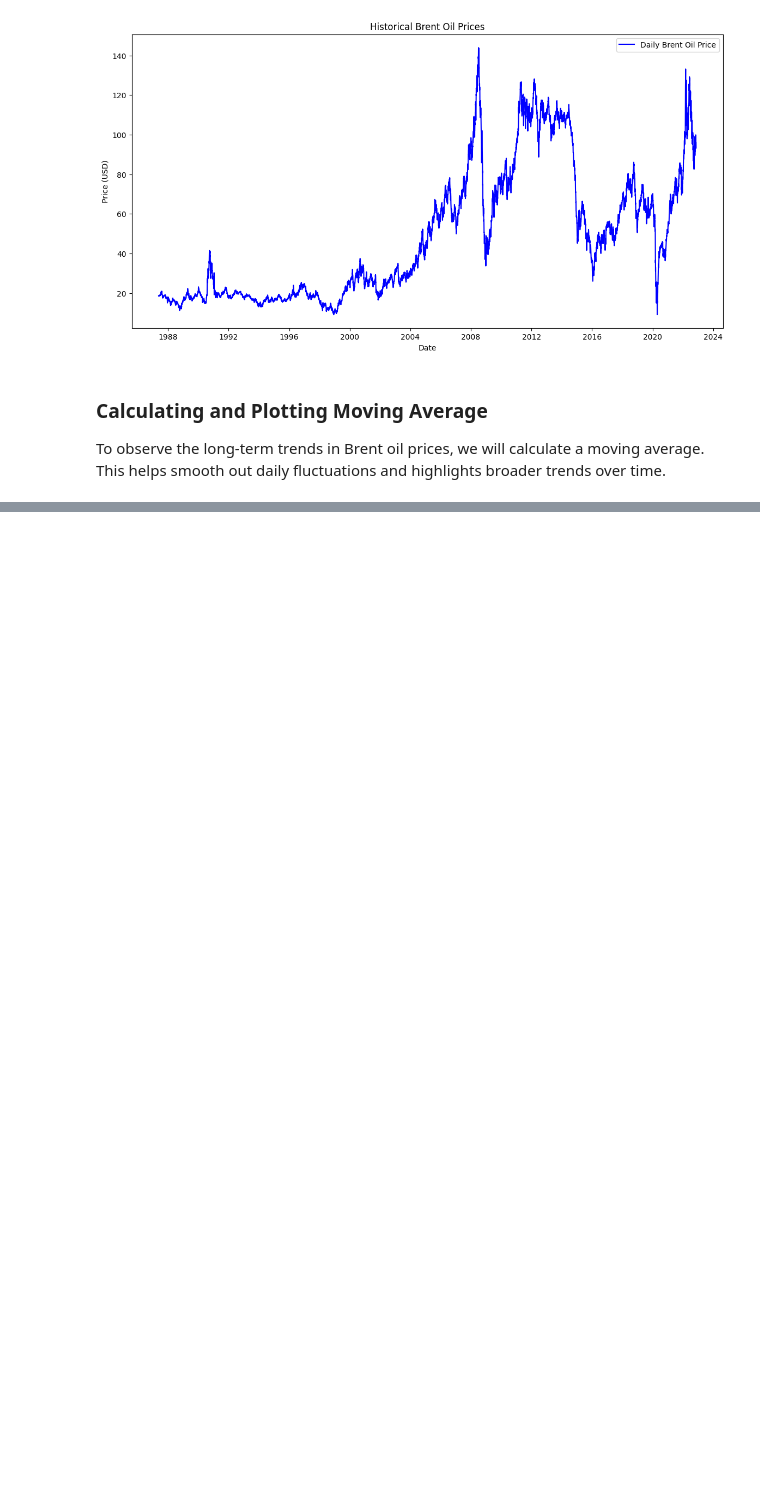
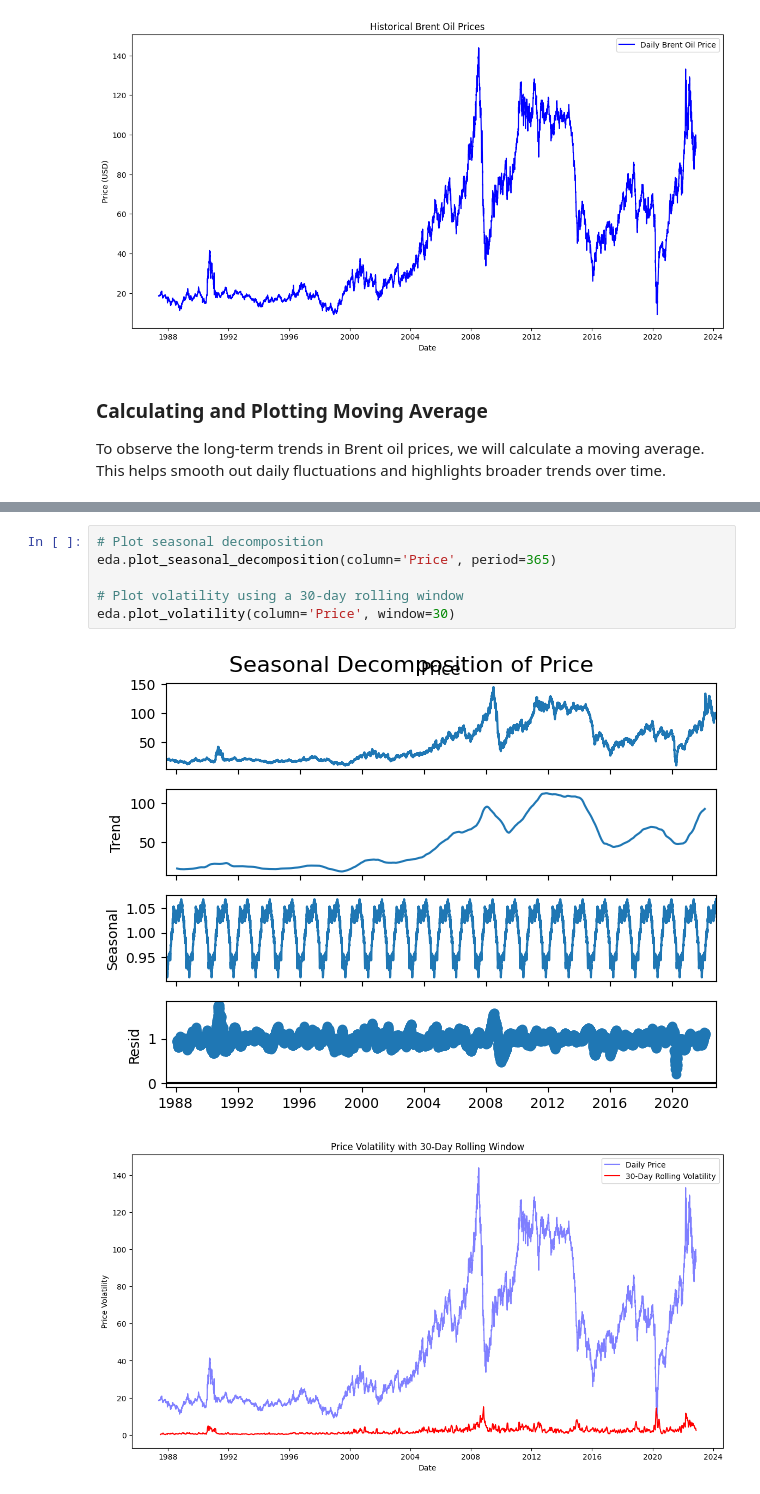
Before and after one commit to Ermi23/Oil-Price-Insights, a Jupyter notebook: notebooks/advanced_analysis.ipynb, the cells around one changed output, grey strips where cells are left out. Cells and saved outputs as stored; diff of their text form; blank space fills up the shorter version.

```diff
--- a/notebooks/advanced_analysis.ipynb
+++ b/notebooks/advanced_analysis.ipynb
@@ -75,0 +80,9 @@ c:\users\ermias.tadesse\10x\Oil-Price-Insights\src\data_analysis
+# %%
+# Plot seasonal decomposition
+eda.plot_seasonal_decomposition(column='Price', period=365)
+
+# Plot volatility using a 30-day rolling window
+eda.plot_volatility(column='Price', window=30)
+# %% [output]
+[figure, added]
+[figure, added]
```
Also changed, not shown: parts of 5 cells of this notebook, 1 other file.
